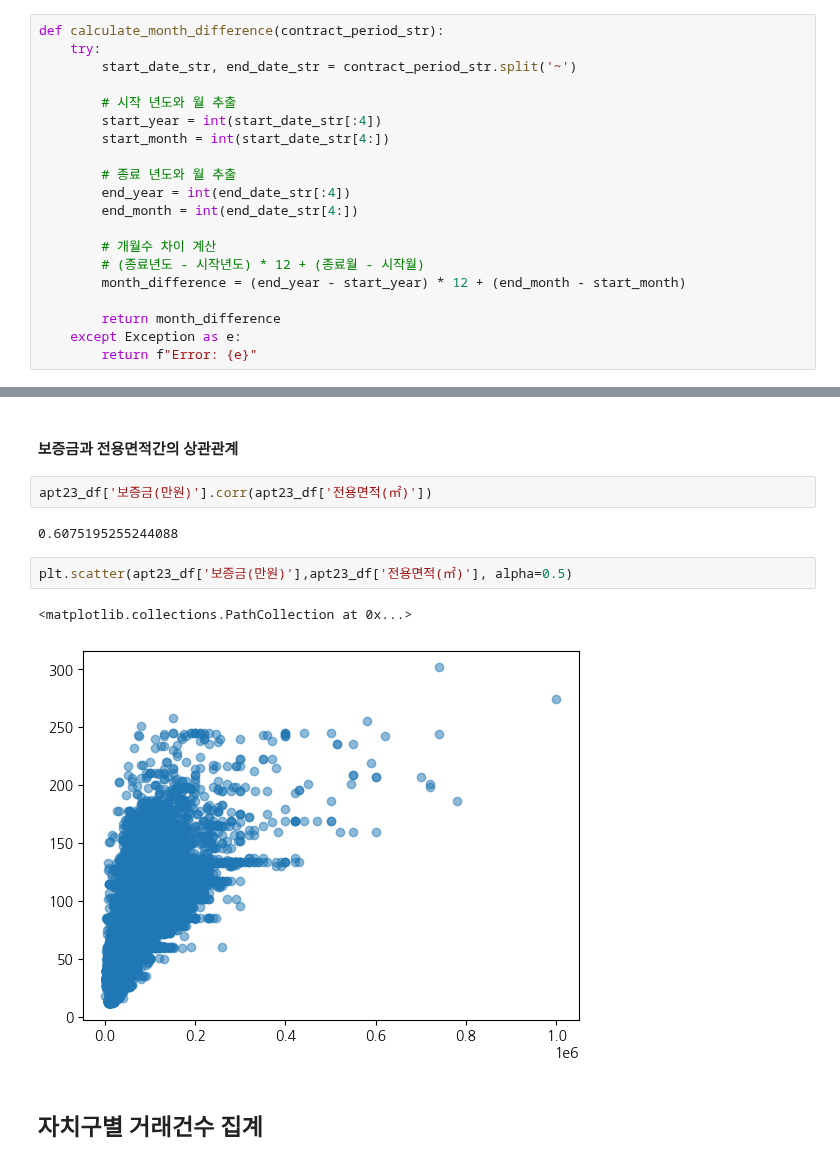
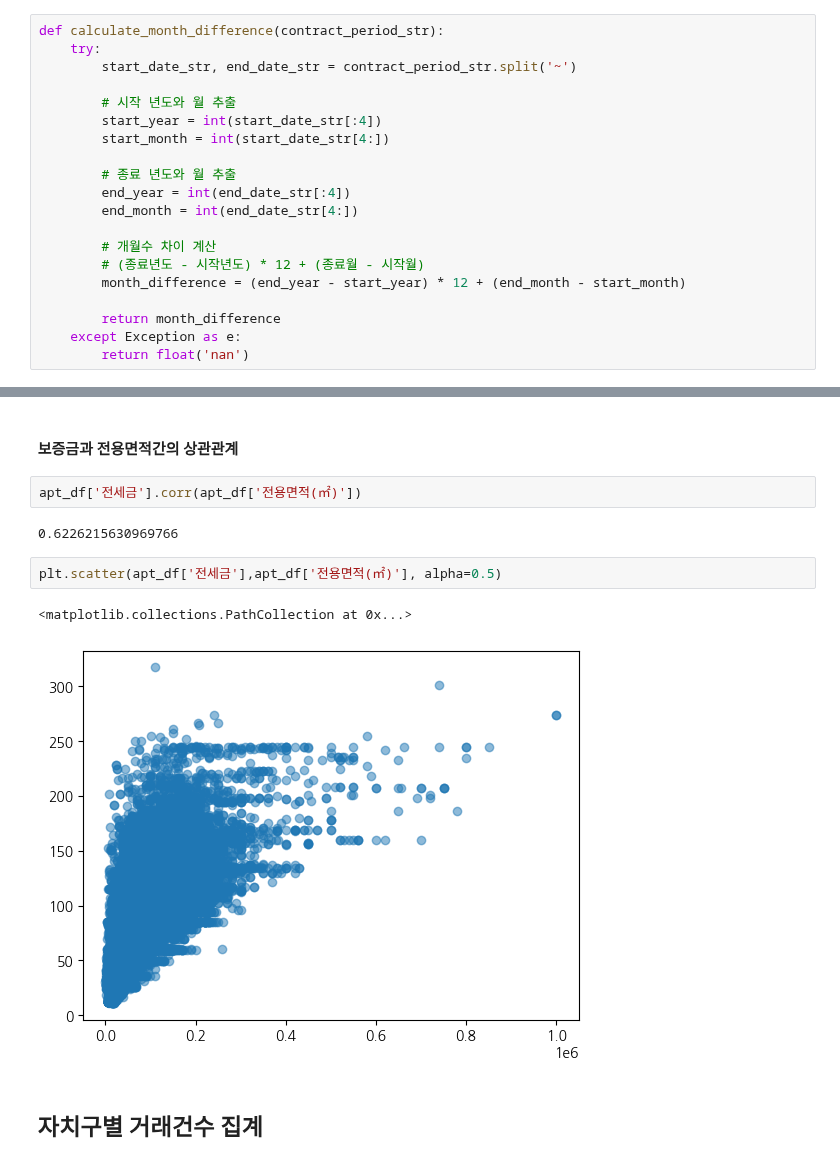
Before and after one commit to skqkrl/SDC_project, a Jupyter notebook: yena.ipynb, the cells around one changed output, grey strips where cells are left out. Drawn from its saved outputs; the diff is of its cells as text.

```diff
--- a/yena.ipynb
+++ b/yena.ipynb
@@ -304,7 +304,7 @@ def calculate_month_difference(contract_period_str):
 
         return month_difference
     except Exception as e:
-        return f"Error: {e}"
+        return float('nan')
 # %%
 # '계약기간' 컬럼에 함수 적용하여 새로운 컬럼 생성
 apt23_df['계약개월수'] = apt23_df['계약기간'].apply(calculate_month_difference)
@@ -697,14 +596,14 @@ plt.scatter(apt23_df['보증금(만원)'],apt23_df['건축년도'], alpha=0.5)
 # %% [markdown]
 #### 보증금과 전용면적간의 상관관계
 # %%
-apt23_df['보증금(만원)'].corr(apt23_df['전용면적(㎡)'])
+apt_df['전세금'].corr(apt_df['전용면적(㎡)'])
 # %% [output]
-0.6075195255244088
+0.6226215630969766
 # %%
-plt.scatter(apt23_df['보증금(만원)'],apt23_df['전용면적(㎡)'], alpha=0.5)
+plt.scatter(apt_df['전세금'],apt_df['전용면적(㎡)'], alpha=0.5)
 # %% [output]
 <matplotlib.collections.PathCollection at 0x...>
-[figure, old version]
+[figure, new version]
 # %% [markdown]
 ## 자치구별 거래건수 집계
 # %%
```
Also changed, not shown: parts of 118 cells of this notebook, 3 other files.
